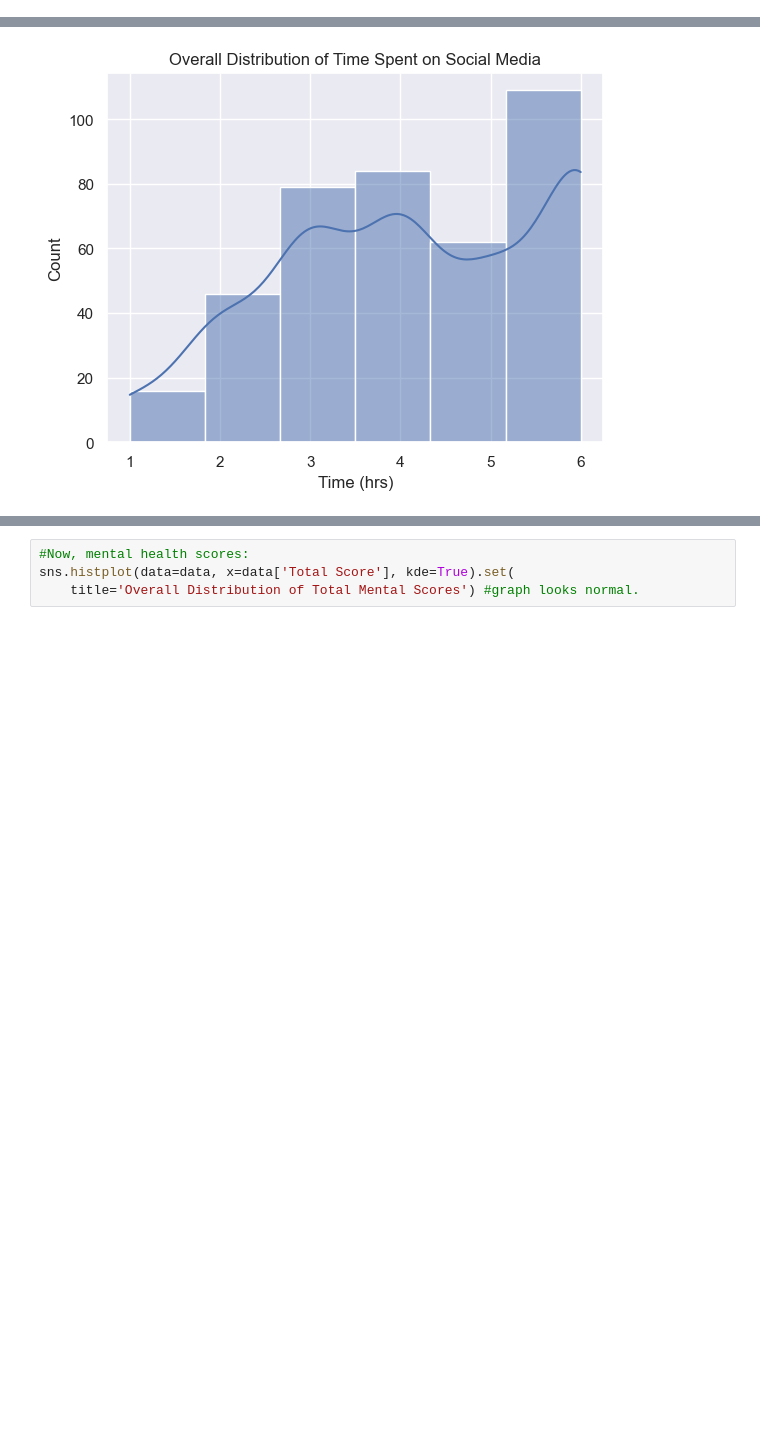
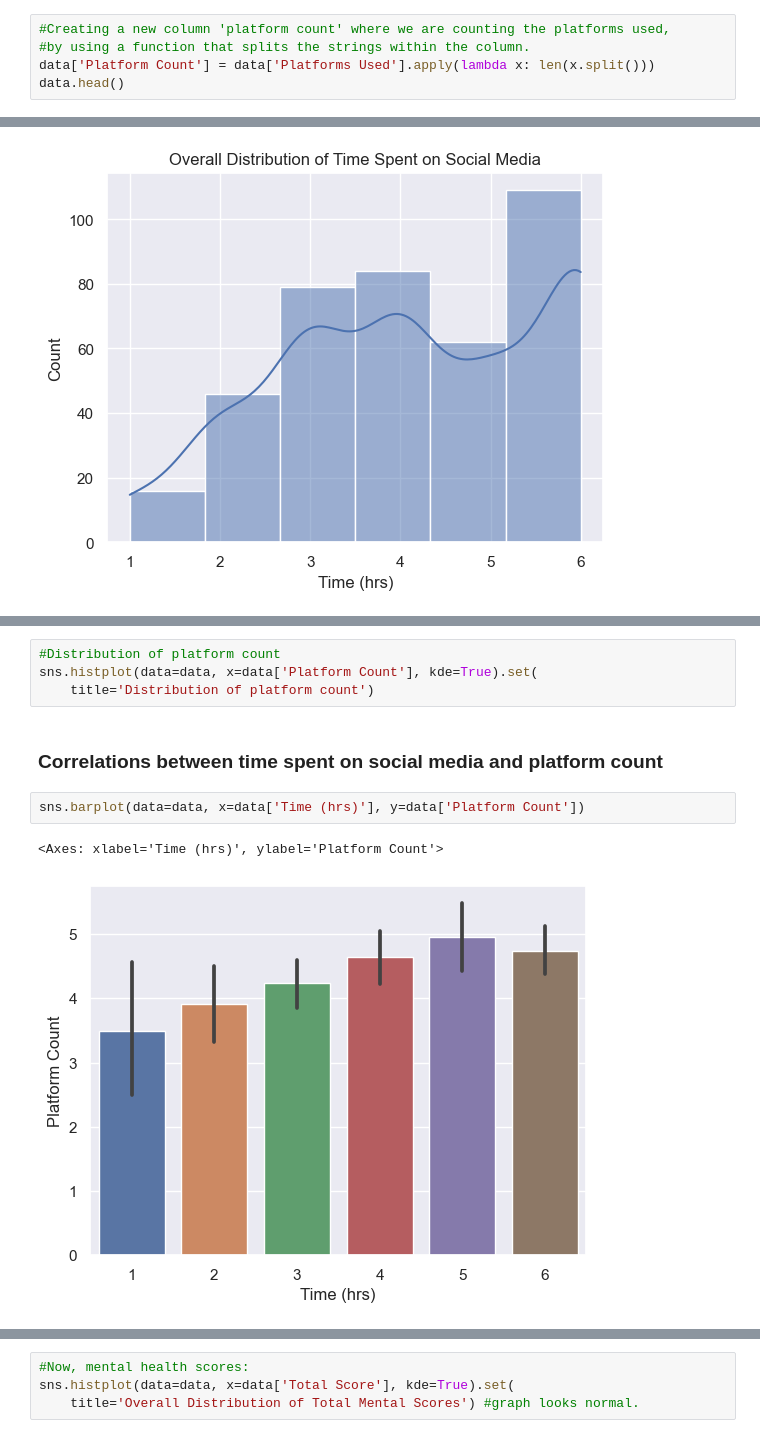
Before and after one commit to allygee/smmh_project, a Jupyter notebook: Social Media Mental Heallth Notebook.ipynb, the cells around one changed output, grey strips where cells are left out. Saved outputs shown, nothing was run; the diff lists cells and outputs as text; blank space fills up the shorter version.

Commit message:
added platform count to analysis

```diff
--- a/Social Media Mental Heallth Notebook.ipynb
+++ b/Social Media Mental Heallth Notebook.ipynb
@@ -193,3 +199,8 @@ print(data['Time (hrs)'].unique())
+# %%
+#Creating a new column 'platform count' where we are counting the platforms used,
+#by using a function that splits the strings within the column.
+data['Platform Count'] = data['Platforms Used'].apply(lambda x: len(x.split()))
+data.head()
 # %% [markdown]
 ## Mental Health Scoring
 
@@ -348 +365,12 @@ res.statistic #gives high value, indicating it's normally distributed.
+# %%
+#Distribution of platform count
+sns.histplot(data=data, x=data['Platform Count'], kde=True).set(
+    title='Distribution of platform count')
+# %% [markdown]
+### Correlations between time spent on social media and platform count
+# %%
+sns.barplot(data=data, x=data['Time (hrs)'], y=data['Platform Count'])
+# %% [output]
+<Axes: xlabel='Time (hrs)', ylabel='Platform Count'>
+[figure, added]
 # %% [markdown]
```
Also changed, not shown: parts of 9 cells of this notebook.
